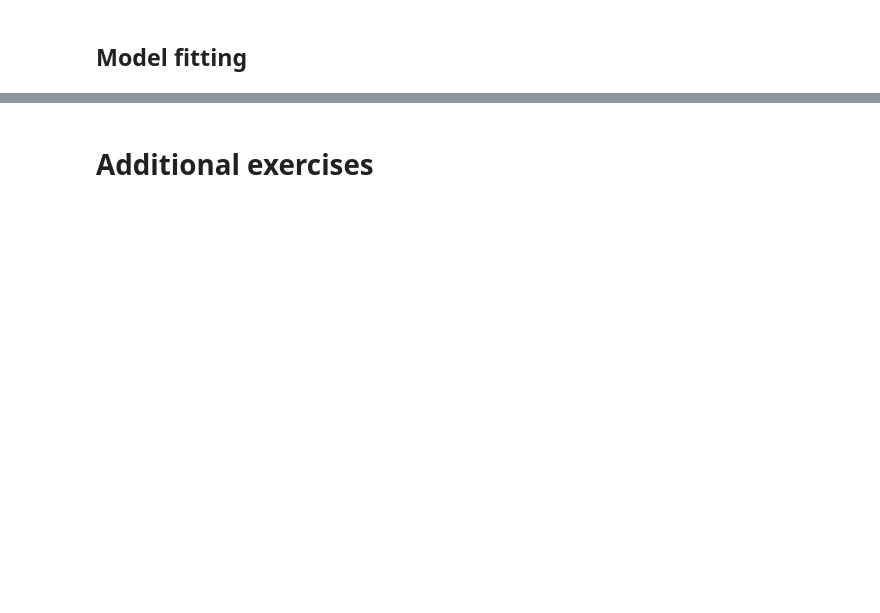
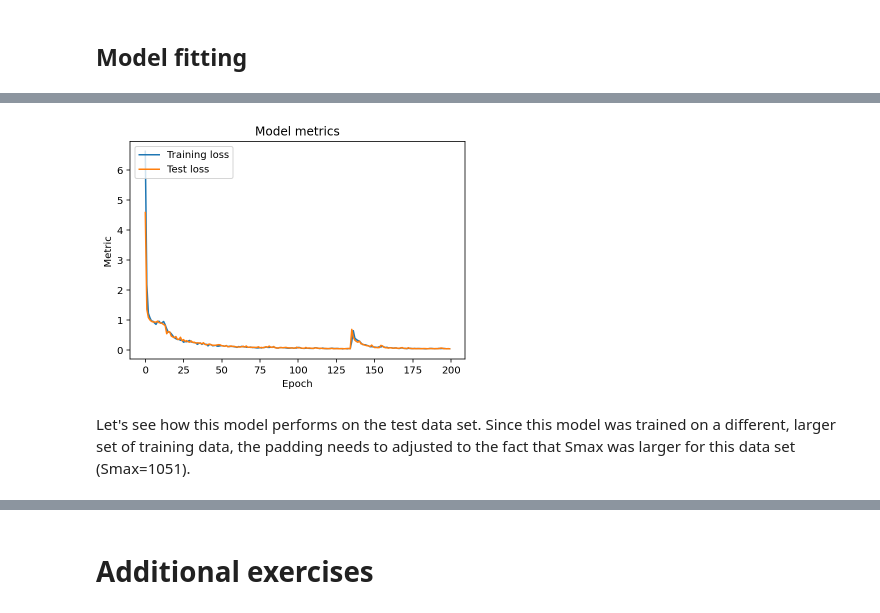
Before and after one commit to NBISweden/workshop-neural-nets-and-deep-learning, a Jupyter notebook: session_recurrentNeuralNetworks/lab_recombination_rate/recrate_exercise.ipynb, the cells around one changed output, grey strips where cells are left out. Drawn from its saved outputs; the diff is of its cells as text; code cells hidden in the pictures; blank space fills up the shorter version.

```diff
--- a/session_recurrentNeuralNetworks/lab_recombination_rate/recrate_exercise.ipynb
+++ b/session_recurrentNeuralNetworks/lab_recombination_rate/recrate_exercise.ipynb
@@ -470,0 +573,6 @@ model.predict(x), y
+# %%
+utils.plot_history(h1)
+# %% [output]
+[figure, added]
+# %% [markdown]
+Let's see how this model performs on the test data set. Since this model was trained on a different, larger set of training data, the padding needs to adjusted to the fact that Smax was larger for this data set (Smax=1051).
```
Also changed, not shown: parts of 41 cells of this notebook, 5 other files.
